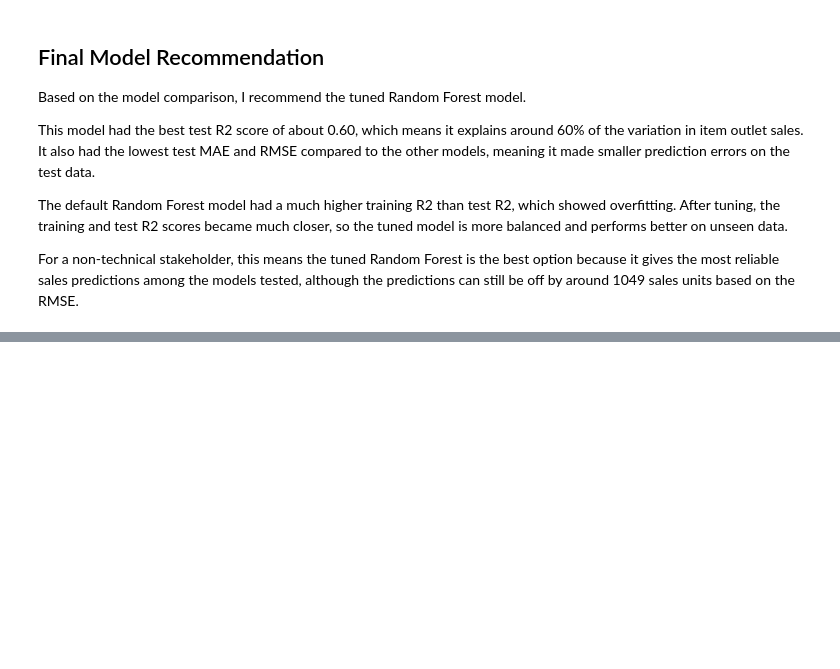
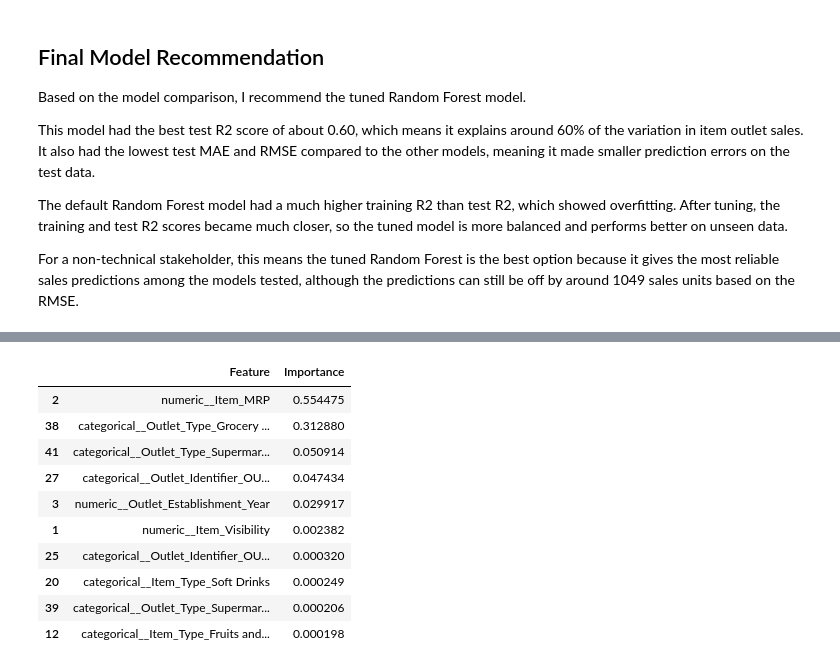
Before and after one commit to Shojaiaa/Prediction-of-Product-Sales, a Jupyter notebook: Prediction_of_Product_Sales.ipynb, the cells around one changed output, grey strips where cells are left out. Cells and saved outputs as stored; diff of their text form; code cells hidden in the pictures; blank space fills up the shorter version.

```diff
--- a/Prediction_of_Product_Sales.ipynb
+++ b/Prediction_of_Product_Sales.ipynb
@@ -1166,0 +1238,15 @@ For a non-technical stakeholder, this means the tuned Random Forest is the best
+# %%
+# Show the top 10 most important features
+importance_df.head(10)
+# %% [output]
+|  | Feature | Importance |
+| 2 | numeric__Item_MRP | 0.554475 |
+| 38 | categorical__Outlet_Type_Grocery ... | 0.312880 |
+| 41 | categorical__Outlet_Type_Supermar... | 0.050914 |
+| 27 | categorical__Outlet_Identifier_OU... | 0.047434 |
+| 3 | numeric__Outlet_Establishment_Year | 0.029917 |
+| 1 | numeric__Item_Visibility | 0.002382 |
+| 25 | categorical__Outlet_Identifier_OU... | 0.000320 |
+| 20 | categorical__Item_Type_Soft Drinks | 0.000249 |
+| 39 | categorical__Outlet_Type_Supermar... | 0.000206 |
+| 12 | categorical__Item_Type_Fruits and... | 0.000198 |
```
Also changed, not shown: parts of 14 cells of this notebook.
